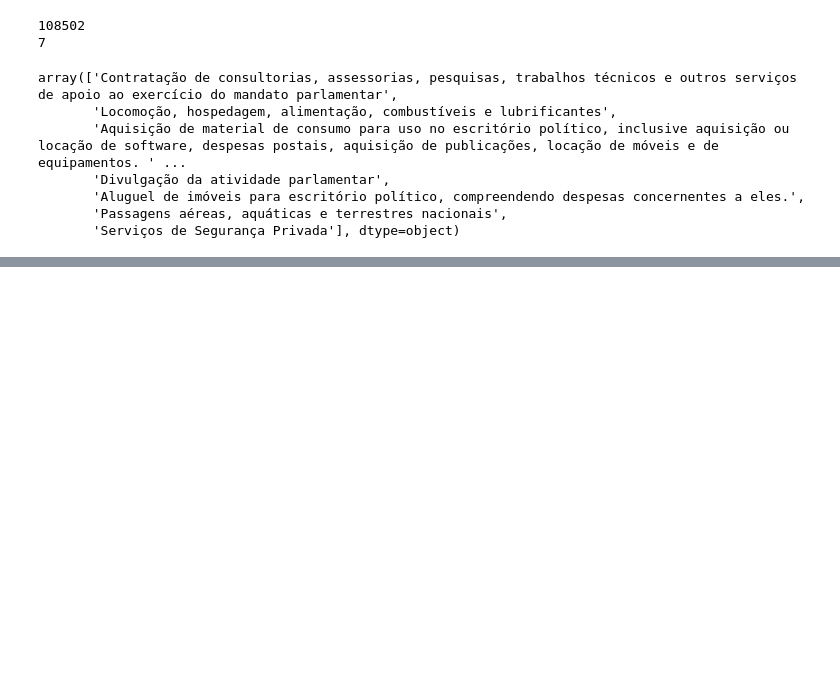
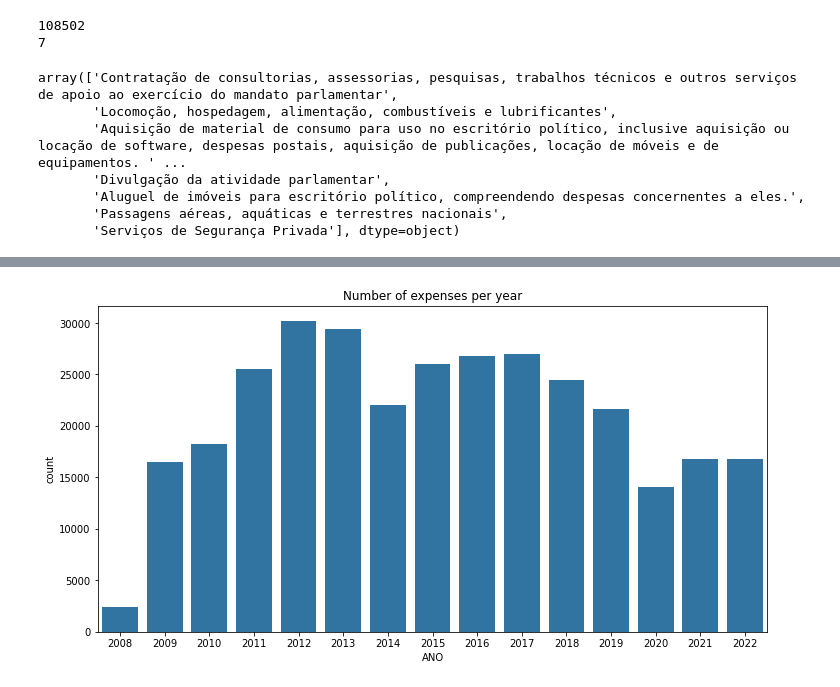
Before and after one commit to ThadeuFerreira/alura-data-analisys, a Jupyter notebook: transparencia.ipynb, the cells around one changed output, grey strips where cells are left out. Cells and saved outputs as stored; diff of their text form; code cells hidden in the pictures; blank space fills up the shorter version.

Commit message:
Add some visualizations

```diff
--- a/transparencia.ipynb
+++ b/transparencia.ipynb
@@ -132,3 +115,6 @@ dtype: object
+# %%
+df["month"] = df["date"].dt.month
+df["day_of_week"] = df["date"].dt.dayofweek
 # %%
 df
 # %% [output]
@@ -147,0 +145,14 @@ df
+# %%
+#Set municipal election years as 2020, 2016, 2012, 2008, 2004, 2000
+#Set federal election years as 2018, 2014, 2010, 2006, 2002
+df['Municipal_Election'] = df['date'].dt.year.isin([2020, 2016, 2012, 2008, 2004, 2000])
+df['Federal_Election'] = df['date'].dt.year.isin([2018, 2014, 2010, 2006, 2002])
+# %%
+#plot the number of expenses per year in bar chart
+
+plt.figure(figsize=(12, 6))
+sns.countplot(x=df['ANO'].sort_values())
+plt.title('Number of expenses per year')
+plt.show()
+# %% [output]
+[figure, added]
```
Also changed, not shown: parts of 8 cells of this notebook.
